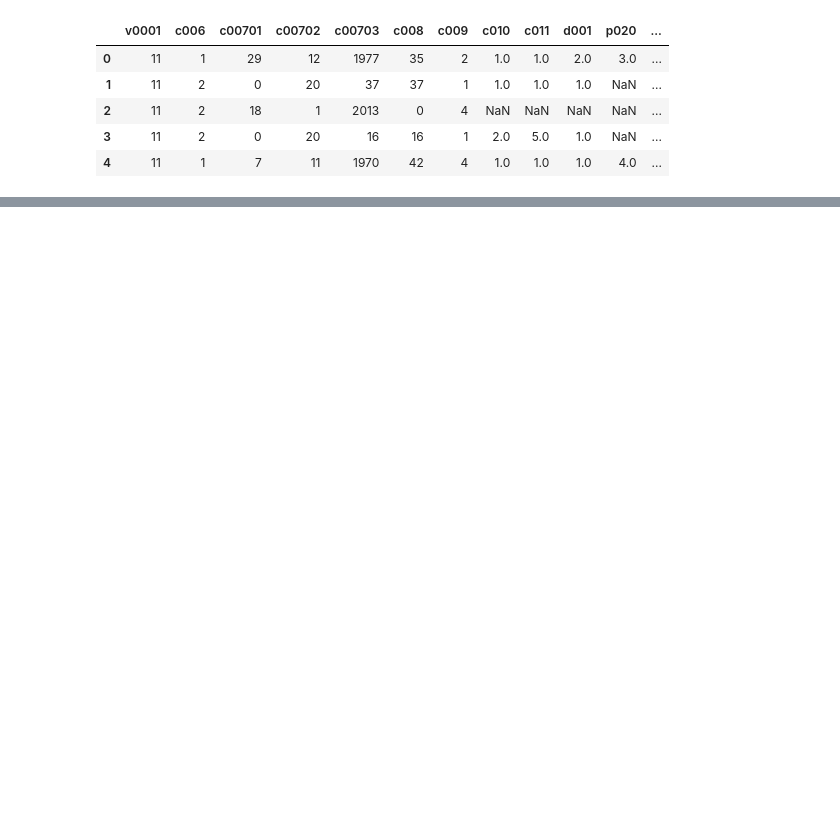
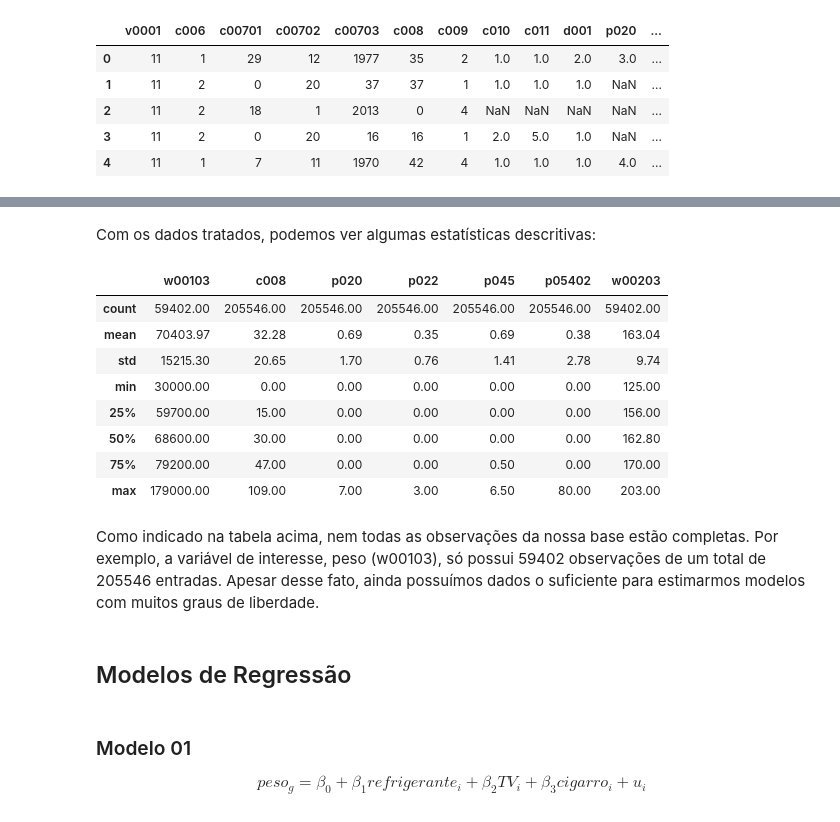
Before and after one commit to baldoinov/econometria-i, a Jupyter notebook: ex_empirico_02.ipynb, the cells around one changed output, grey strips where cells are left out. Cells and saved outputs as stored; diff of their text form; code cells hidden in the pictures; blank space fills up the shorter version.

```diff
--- a/ex_empirico_02.ipynb
+++ b/ex_empirico_02.ipynb
@@ -449,0 +121,26 @@ plt.show()
+# %% [markdown]
+</br>
+
+Com os dados tratados, podemos ver algumas estatísticas descritivas:
+# %%
+df[['w00103', 'c008', 'p020', 'p022', 'p045', 'p05402', 'w00203']].describe().round(2)
+# %% [output]
+|  | w00103 | c008 | p020 | p022 | p045 | p05402 | w00203 |
+| count | 59402.00 | 205546.00 | 205546.00 | 205546.00 | 205546.00 | 205546.00 | 59402.00 |
+| mean | 70403.97 | 32.28 | 0.69 | 0.35 | 0.69 | 0.38 | 163.04 |
+| std | 15215.30 | 20.65 | 1.70 | 0.76 | 1.41 | 2.78 | 9.74 |
+| min | 30000.00 | 0.00 | 0.00 | 0.00 | 0.00 | 0.00 | 125.00 |
+| 25% | 59700.00 | 15.00 | 0.00 | 0.00 | 0.00 | 0.00 | 156.00 |
+| 50% | 68600.00 | 30.00 | 0.00 | 0.00 | 0.00 | 0.00 | 162.80 |
+| 75% | 79200.00 | 47.00 | 0.00 | 0.00 | 0.50 | 0.00 | 170.00 |
+| max | 179000.00 | 109.00 | 7.00 | 3.00 | 6.50 | 80.00 | 203.00 |
+# %% [markdown]
+</br>
+
+Como indicado na tabela acima, nem todas as observações da nossa base estão completas. Por exemplo, a variável de interesse, peso (w00103), só possui 59402 observações de um total de 205546 entradas. Apesar desse fato, ainda possuímos dados o suficiente para estimarmos modelos com muitos graus de liberdade.
+# %% [markdown]
+## Modelos de Regressão
+# %% [markdown]
+### Modelo 01
+
+$$peso_g = \beta_0 + \beta_1 refrigerante_i + \beta_2 TV_i + \beta_3 cigarro_i + u_i$$
```
Also changed, not shown: parts of 44 cells of this notebook, 10 other files.
